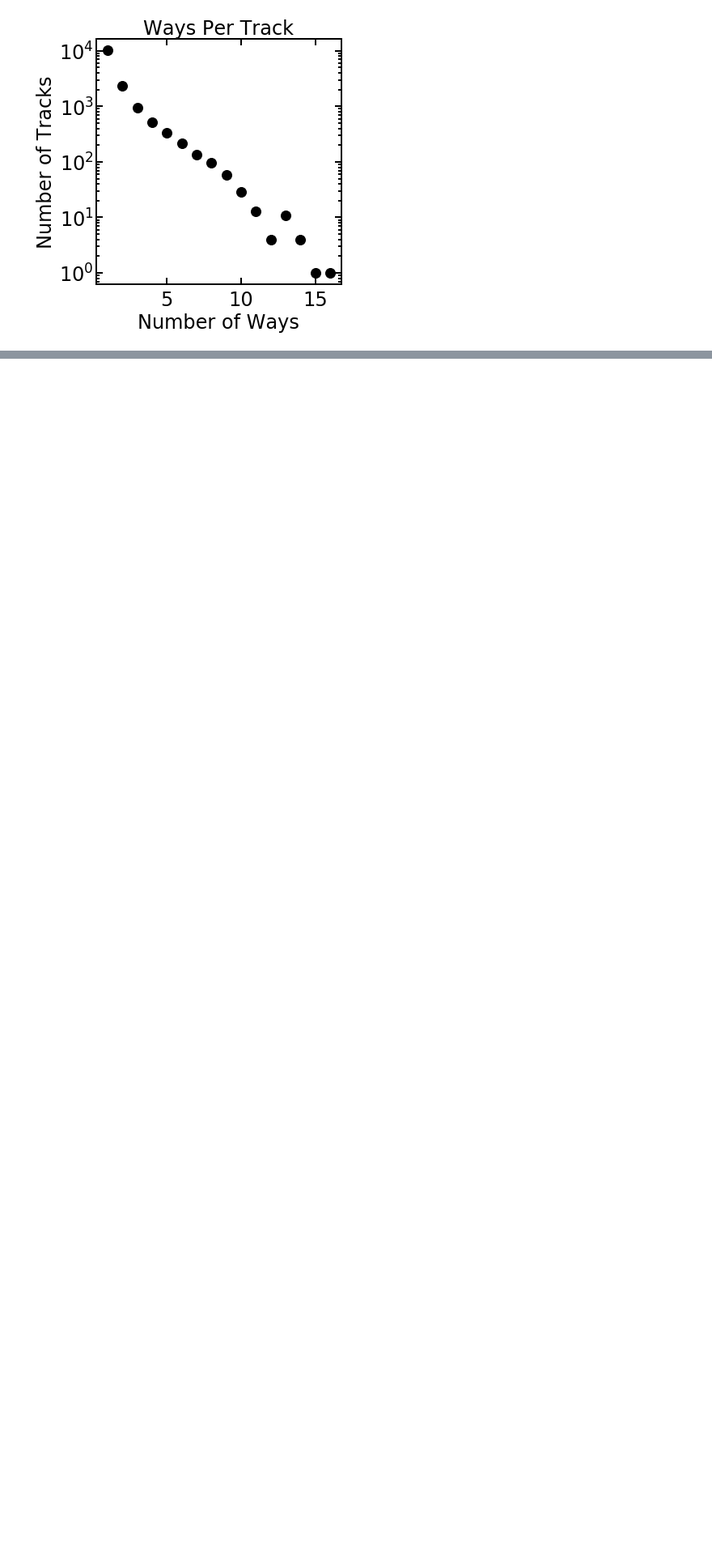
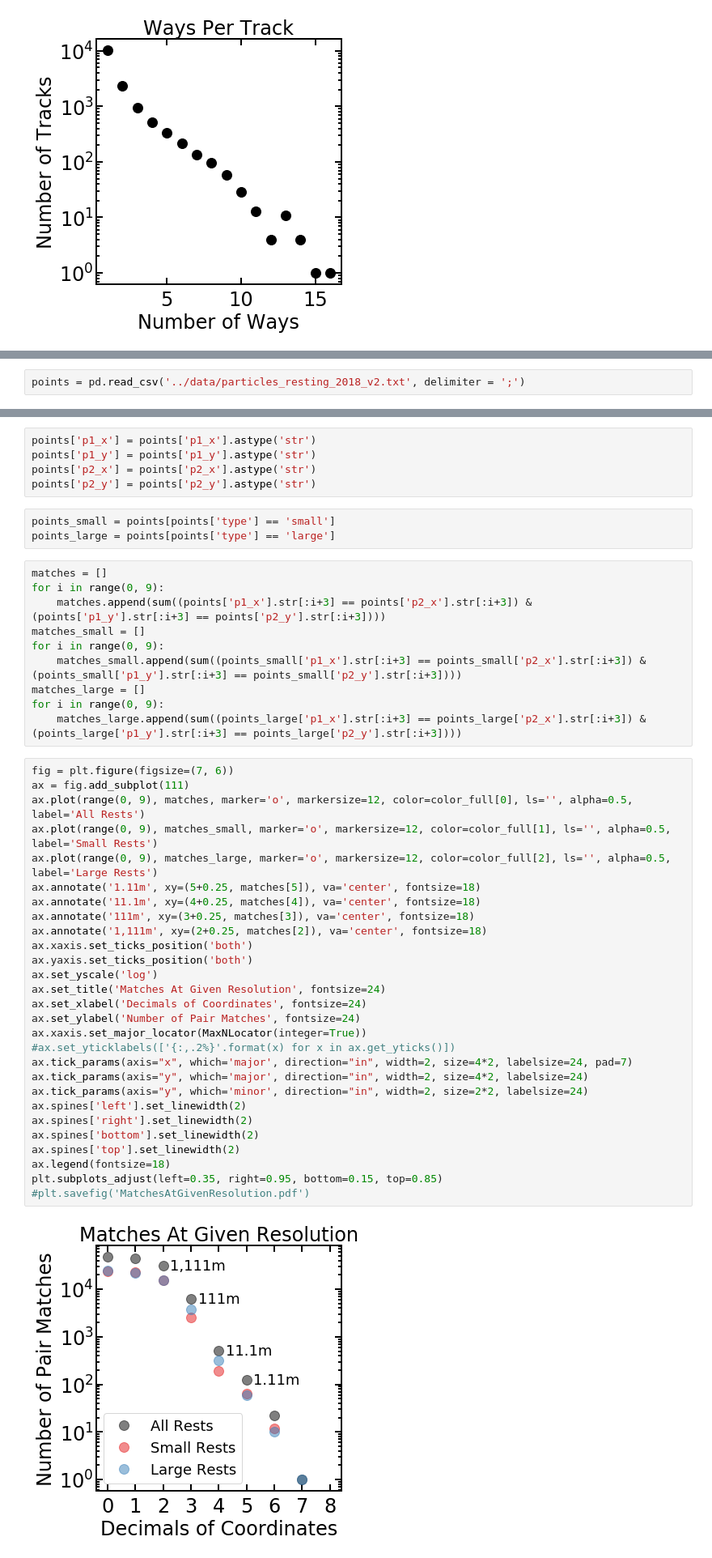
Before and after one commit to count0/flow, a Jupyter notebook: code/data_description.ipynb, the cells around one changed output, grey strips where cells are left out. Shown: that part at 81% size. Drawn from its saved outputs; the diff is of its cells as text; blank space fills up the shorter version.

```diff
--- a/code/data_description.ipynb
+++ b/code/data_description.ipynb
@@ -272,0 +281,2 @@ plot_distribution(l=epf, xlabel='Number of Ways', ylabel='Number of Tracks', tit
+# %%
+points = pd.read_csv('../data/particles_resting_2018_v2.txt', delimiter = ';')
@@ -272,0 +310,48 @@ plot_distribution(l=epf, xlabel='Number of Ways', ylabel='Number of Tracks', tit
+# %%
+points['p1_x'] = points['p1_x'].astype('str')
+points['p1_y'] = points['p1_y'].astype('str')
+points['p2_x'] = points['p2_x'].astype('str')
+points['p2_y'] = points['p2_y'].astype('str')
+# %%
+points_small = points[points['type'] == 'small']
+points_large = points[points['type'] == 'large']
+# %%
+matches = []
+for i in range(0, 9):
+    matches.append(sum((points['p1_x'].str[:i+3] == points['p2_x'].str[:i+3]) & (points['p1_y'].str[:i+3] == points['p2_y'].str[:i+3])))
+matches_small = []
+for i in range(0, 9):
+    matches_small.append(sum((points_small['p1_x'].str[:i+3] == points_small['p2_x'].str[:i+3]) & (points_small['p1_y'].str[:i+3] == points_small['p2_y'].str[:i+3])))
+matches_large = []
+for i in range(0, 9):
+    matches_large.append(sum((points_large['p1_x'].str[:i+3] == points_large['p2_x'].str[:i+3]) & (points_large['p1_y'].str[:i+3] == points_large['p2_y'].str[:i+3])))
+# %%
+fig = plt.figure(figsize=(7, 6))
+ax = fig.add_subplot(111)
+ax.plot(range(0, 9), matches, marker='o', markersize=12, color=color_full[0], ls='', alpha=0.5, label='All Rests')
+ax.plot(range(0, 9), matches_small, marker='o', markersize=12, color=color_full[1], ls='', alpha=0.5, label='Small Rests')
+ax.plot(range(0, 9), matches_large, marker='o', markersize=12, color=color_full[2], ls='', alpha=0.5, label='Large Rests')
+ax.annotate('1.11m', xy=(5+0.25, matches[5]), va='center', fontsize=18)
+ax.annotate('11.1m', xy=(4+0.25, matches[4]), va='center', fontsize=18)
+ax.annotate('111m', xy=(3+0.25, matches[3]), va='center', fontsize=18)
+ax.annotate('1,111m', xy=(2+0.25, matches[2]), va='center', fontsize=18)
+ax.xaxis.set_ticks_position('both')
+ax.yaxis.set_ticks_position('both')
+ax.set_yscale('log')
+ax.set_title('Matches At Given Resolution', fontsize=24)
+ax.set_xlabel('Decimals of Coordinates', fontsize=24)
+ax.set_ylabel('Number of Pair Matches', fontsize=24)
+ax.xaxis.set_major_locator(MaxNLocator(integer=True))
+#ax.set_yticklabels(['{:,.2%}'.format(x) for x in ax.get_yticks()])
+ax.tick_params(axis="x", which='major', direction="in", width=2, size=4*2, labelsize=24, pad=7)
+ax.tick_params(axis="y", which='major', direction="in", width=2, size=4*2, labelsize=24)
+ax.tick_params(axis="y", which='minor', direction="in", width=2, size=2*2, labelsize=24)
+ax.spines['left'].set_linewidth(2)
+ax.spines['right'].set_linewidth(2)
+ax.spines['bottom'].set_linewidth(2)
+ax.spines['top'].set_linewidth(2)
+ax.legend(fontsize=18)
+plt.subplots_adjust(left=0.35, right=0.95, bottom=0.15, top=0.85)
+#plt.savefig('MatchesAtGivenResolution.pdf')
+# %% [output]
+[figure, added]
```
Also changed, not shown: parts of 41 cells of this notebook.
